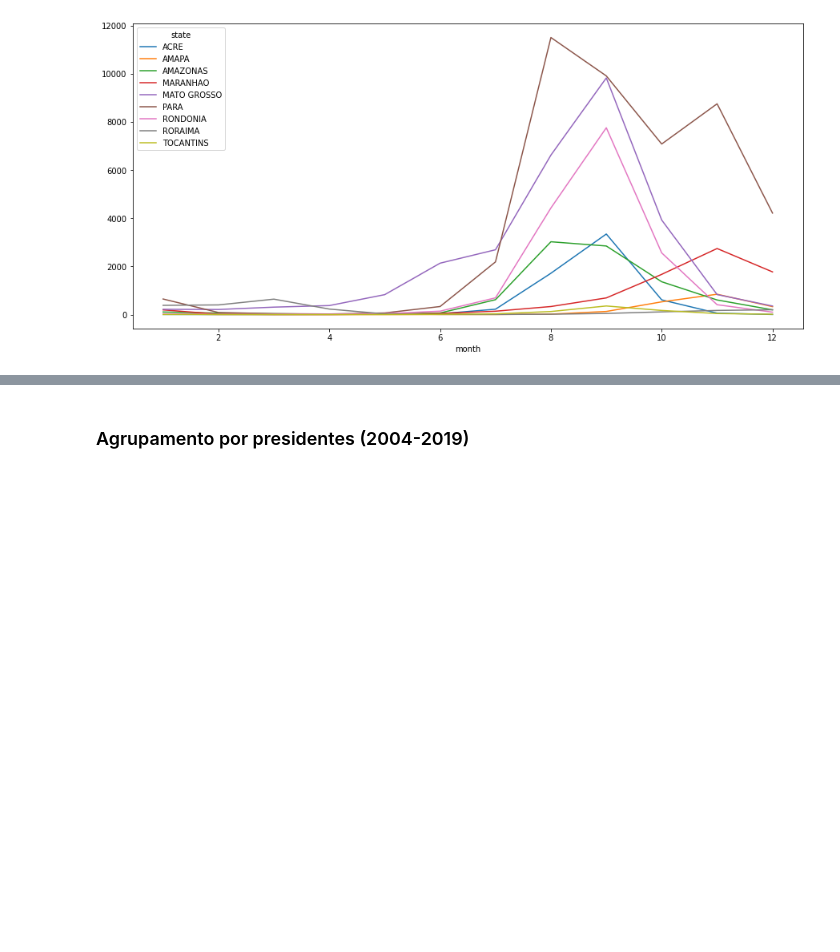
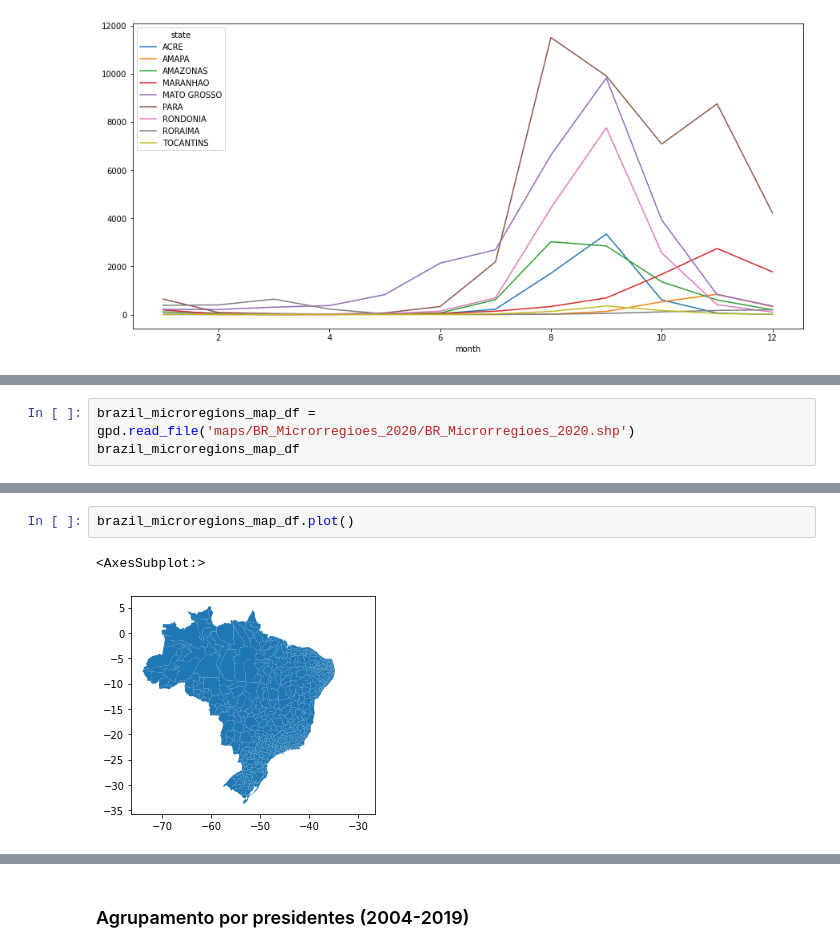
Before and after one commit to thiagomrs/icd2021projetoFinal, a Jupyter notebook: DesmatamentoDaAmazônia.ipynb, the cells around one changed output, grey strips where cells are left out. Cells and saved outputs as stored; diff of their text form; blank space fills up the shorter version.

```diff
--- a/DesmatamentoDaAmazônia.ipynb
+++ b/DesmatamentoDaAmazônia.ipynb
@@ -495,0 +557,3 @@ amazon_fires_df.groupby(['month','state'])['firespots'].mean().unstack().plot(ax
+# %%
+brazil_microregions_map_df = gpd.read_file('maps/BR_Microrregioes_2020/BR_Microrregioes_2020.shp')
+brazil_microregions_map_df
@@ -495,0 +574,5 @@ amazon_fires_df.groupby(['month','state'])['firespots'].mean().unstack().plot(ax
+# %%
+brazil_microregions_map_df.plot()
+# %% [output]
+<AxesSubplot:>
+[figure, added]
```
Also changed, not shown: parts of 16 cells of this notebook, 15 other files.
